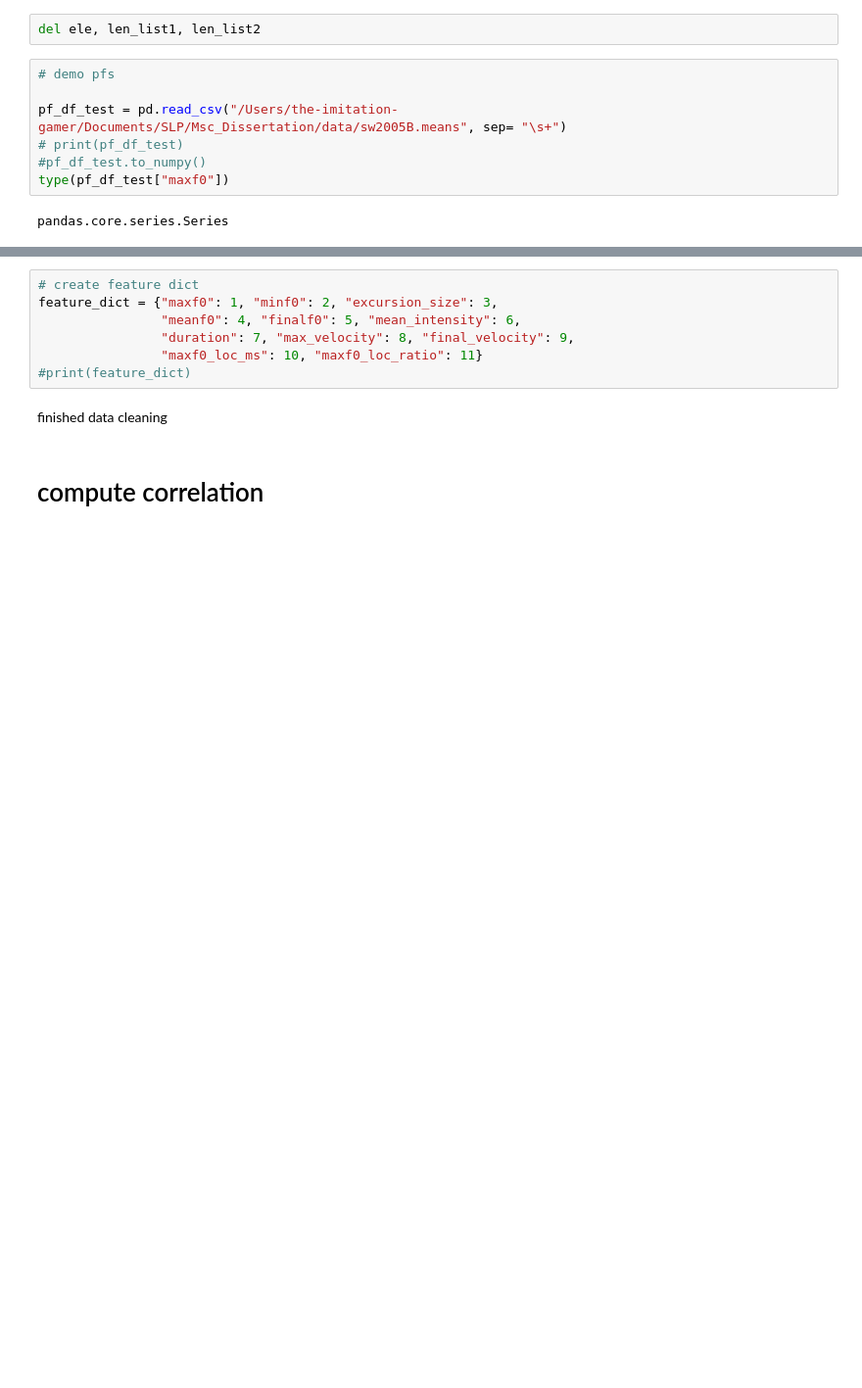
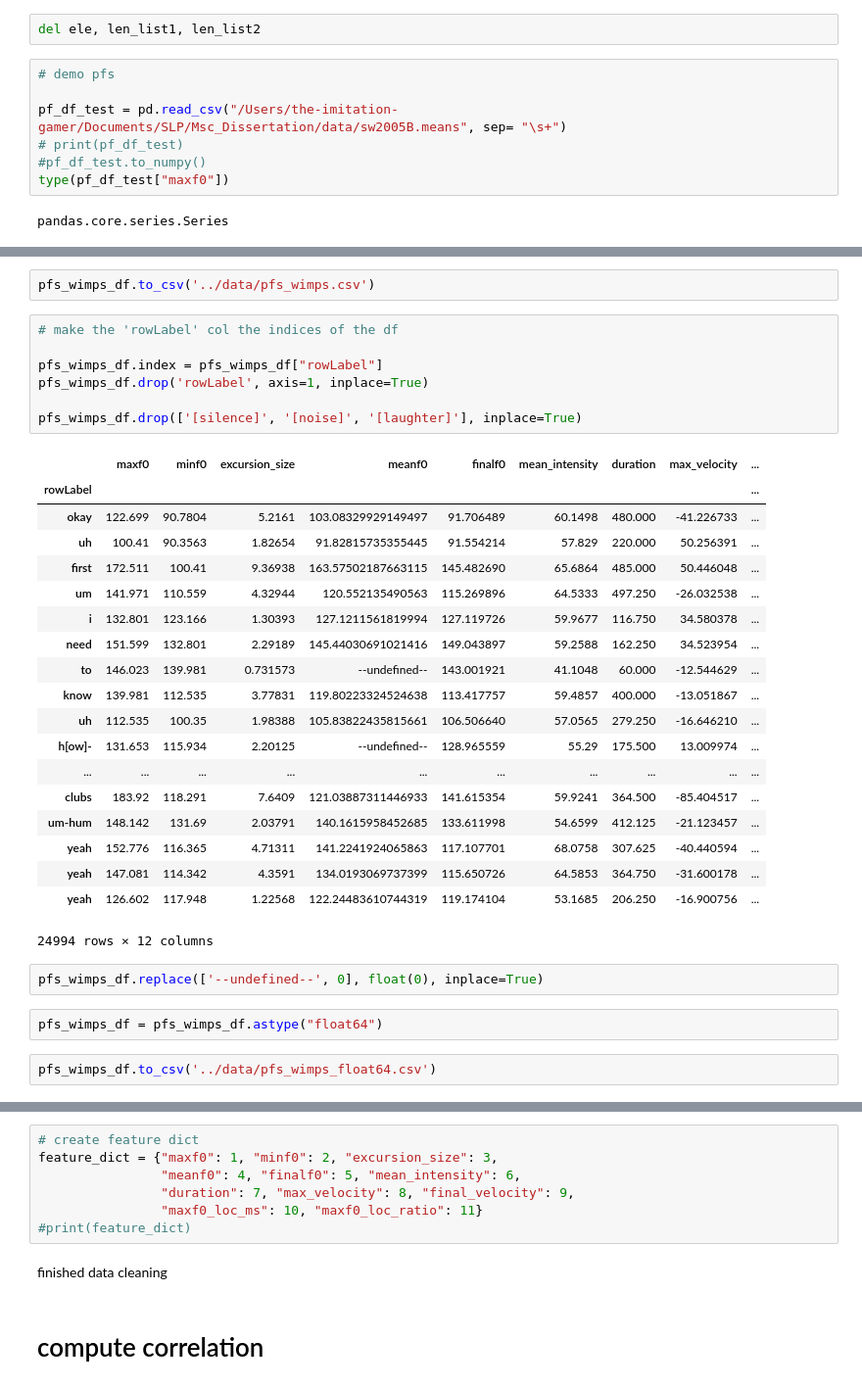
Before and after one commit to byronthecoder/Prosody-Prominence-Perplexity, a Jupyter notebook: ParselMouth.ipynb, the cells around one changed output, grey strips where cells are left out. Shown at 98% size. Cells and saved outputs as stored; diff of their text form; blank space fills up the shorter version.

```diff
--- a/ParselMouth.ipynb
+++ b/ParselMouth.ipynb
@@ -351,0 +407,35 @@ flat_wimps = np.array(flat_wimps)
+# %%
+pfs_wimps_df.to_csv('../data/pfs_wimps.csv')
+# %%
+# make the 'rowLabel' col the indices of the df
+
+pfs_wimps_df.index = pfs_wimps_df["rowLabel"]
+pfs_wimps_df.drop('rowLabel', axis=1, inplace=True)
+
+pfs_wimps_df.drop(['[silence]', '[noise]', '[laughter]'], inplace=True)
+# %% [output]
+|  | maxf0 | minf0 | excursion_size | meanf0 | finalf0 | mean_intensity | duration | max_velocity | ... |
+| rowLabel |  |  |  |  |  |  |  |  | ... |
+| okay | 122.699 | 90.7804 | 5.2161 | 103.08329929149497 | 91.706489 | 60.1498 | 480.000 | -41.226733 | ... |
+| uh | 100.41 | 90.3563 | 1.82654 | 91.82815735355445 | 91.554214 | 57.829 | 220.000 | 50.256391 | ... |
+| first | 172.511 | 100.41 | 9.36938 | 163.57502187663115 | 145.482690 | 65.6864 | 485.000 | 50.446048 | ... |
+| um | 141.971 | 110.559 | 4.32944 | 120.552135490563 | 115.269896 | 64.5333 | 497.250 | -26.032538 | ... |
+| i | 132.801 | 123.166 | 1.30393 | 127.1211561819994 | 127.119726 | 59.9677 | 116.750 | 34.580378 | ... |
+| need | 151.599 | 132.801 | 2.29189 | 145.44030691021416 | 149.043897 | 59.2588 | 162.250 | 34.523954 | ... |
+| to | 146.023 | 139.981 | 0.731573 | --undefined-- | 143.001921 | 41.1048 | 60.000 | -12.544629 | ... |
+| know | 139.981 | 112.535 | 3.77831 | 119.80223324524638 | 113.417757 | 59.4857 | 400.000 | -13.051867 | ... |
+| uh | 112.535 | 100.35 | 1.98388 | 105.83822435815661 | 106.506640 | 57.0565 | 279.250 | -16.646210 | ... |
+| h[ow]- | 131.653 | 115.934 | 2.20125 | --undefined-- | 128.965559 | 55.29 | 175.500 | 13.009974 | ... |
+| ... | ... | ... | ... | ... | ... | ... | ... | ... | ... |
+| clubs | 183.92 | 118.291 | 7.6409 | 121.03887311446933 | 141.615354 | 59.9241 | 364.500 | -85.404517 | ... |
+| um-hum | 148.142 | 131.69 | 2.03791 | 140.1615958452685 | 133.611998 | 54.6599 | 412.125 | -21.123457 | ... |
+| yeah | 152.776 | 116.365 | 4.71311 | 141.2241924065863 | 117.107701 | 68.0758 | 307.625 | -40.440594 | ... |
+| yeah | 147.081 | 114.342 | 4.3591 | 134.0193069737399 | 115.650726 | 64.5853 | 364.750 | -31.600178 | ... |
+| yeah | 126.602 | 117.948 | 1.22568 | 122.24483610744319 | 119.174104 | 53.1685 | 206.250 | -16.900756 | ... |
+24994 rows × 12 columns
+# %%
+pfs_wimps_df.replace(['--undefined--', 0], float(0), inplace=True)
+# %%
+pfs_wimps_df = pfs_wimps_df.astype("float64")
+# %%
+pfs_wimps_df.to_csv('../data/pfs_wimps_float64.csv')
```
Also changed, not shown: parts of 17 cells of this notebook, 1 other file.
